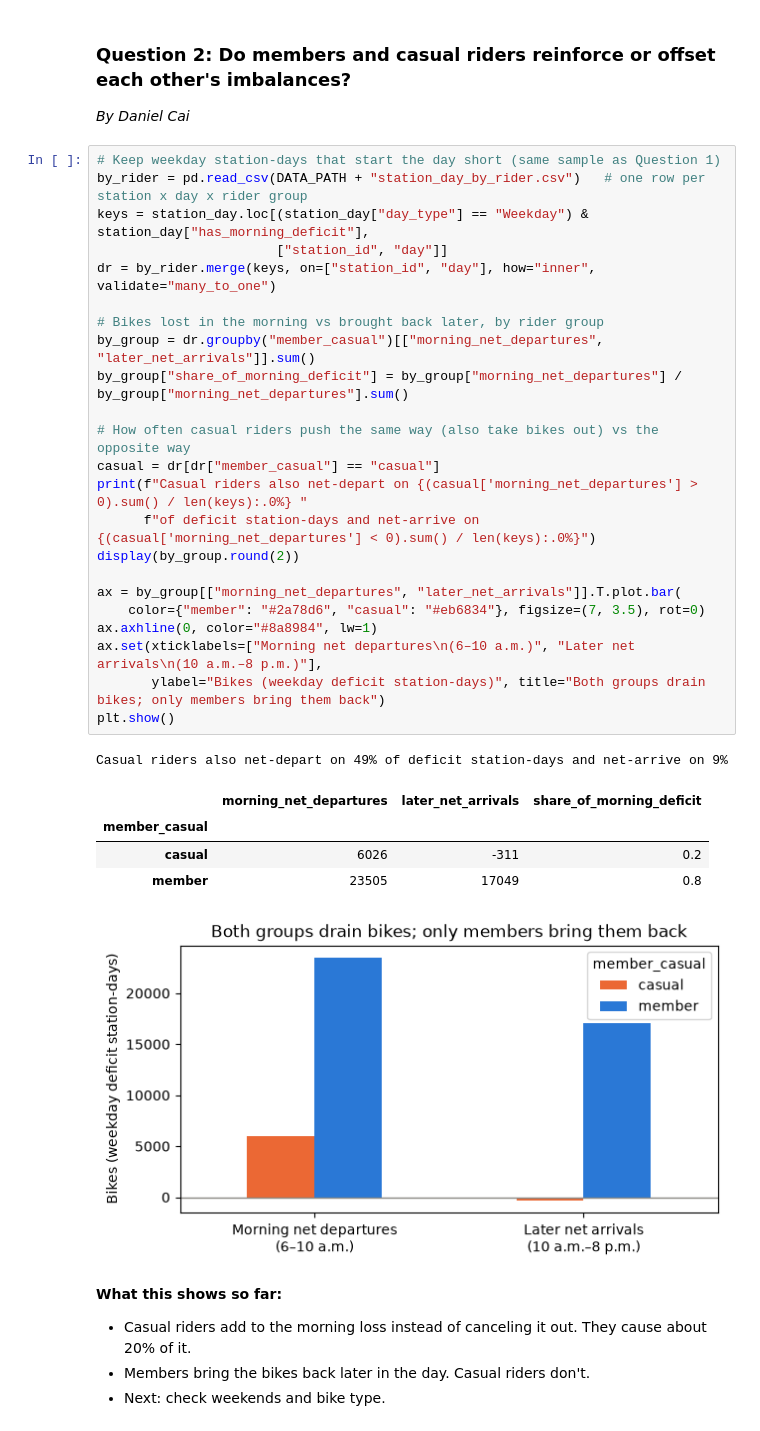
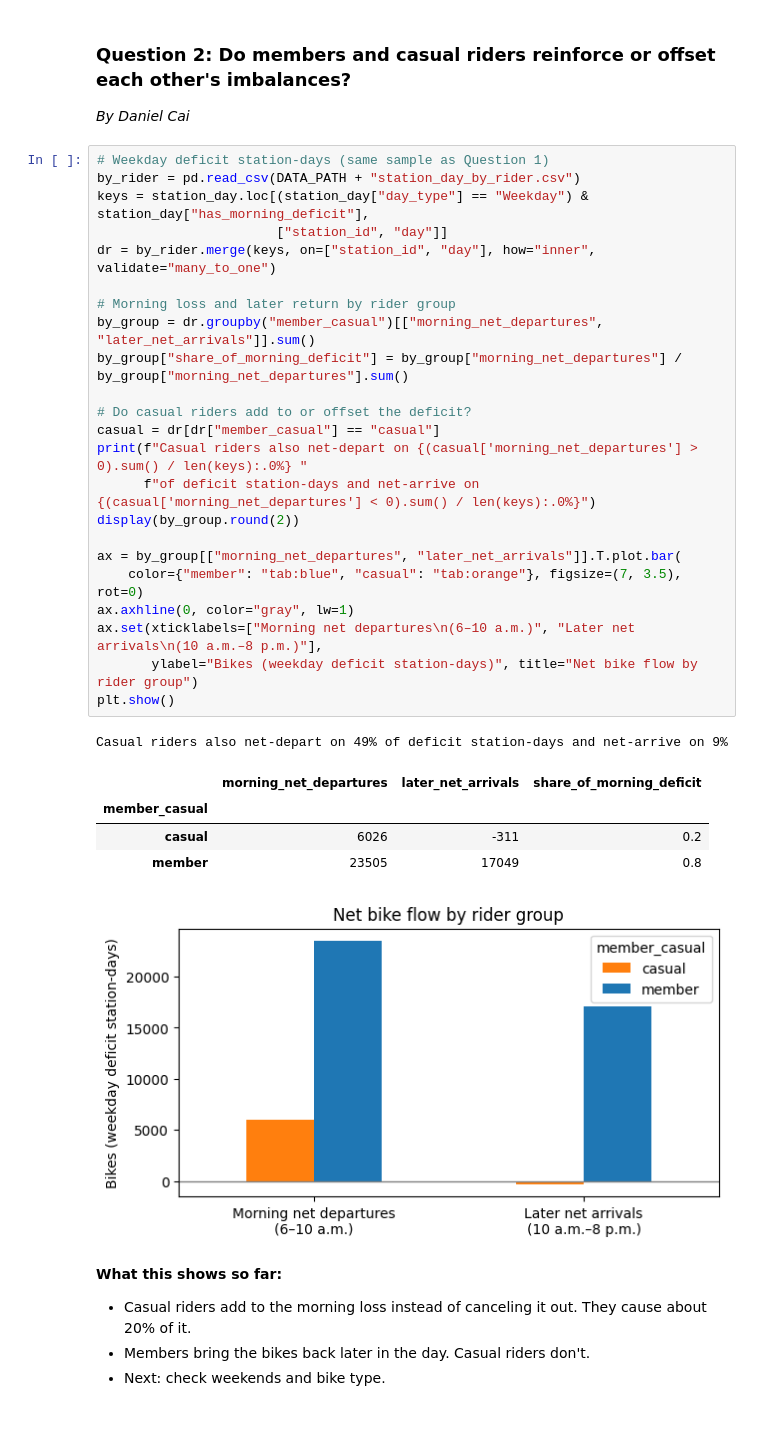
Before and after one commit to Danielchf2006/Divvy-riders-, a Jupyter notebook: checkin/project_checkin.ipynb, the cells around one changed output. Drawn from its saved outputs; the diff is of its cells as text.

```diff
--- a/checkin/project_checkin.ipynb
+++ b/checkin/project_checkin.ipynb
@@ -175,35 +173,35 @@ plt.show()
 ### Question 2: Do members and casual riders reinforce or offset each other's imbalances?
 *By Daniel Cai*
 # %%
-# Keep weekday station-days that start the day short (same sample as Question 1)
-by_rider = pd.read_csv(DATA_PATH + "station_day_by_rider.csv")   # one row per station x day x rider group
+# Weekday deficit station-days (same sample as Question 1)
+by_rider = pd.read_csv(DATA_PATH + "station_day_by_rider.csv")
 keys = station_day.loc[(station_day["day_type"] == "Weekday") & station_day["has_morning_deficit"],
                        ["station_id", "day"]]
 dr = by_rider.merge(keys, on=["station_id", "day"], how="inner", validate="many_to_one")
 
-# Bikes lost in the morning vs brought back later, by rider group
+# Morning loss and later return by rider group
 by_group = dr.groupby("member_casual")[["morning_net_departures", "later_net_arrivals"]].sum()
 by_group["share_of_morning_deficit"] = by_group["morning_net_departures"] / by_group["morning_net_departures"].sum()
 
-# How often casual riders push the same way (also take bikes out) vs the opposite way
+# Do casual riders add to or offset the deficit?
 casual = dr[dr["member_casual"] == "casual"]
 print(f"Casual riders also net-depart on {(casual['morning_net_departures'] > 0).sum() / len(keys):.0%} "
       f"of deficit station-days and net-arrive on {(casual['morning_net_departures'] < 0).sum() / len(keys):.0%}")
 display(by_group.round(2))
 
 ax = by_group[["morning_net_departures", "later_net_arrivals"]].T.plot.bar(
-    color={"member": "#2a78d6", "casual": "#eb6834"}, figsize=(7, 3.5), rot=0)
-ax.axhline(0, color="#8a8984", lw=1)
+    color={"member": "tab:blue", "casual": "tab:orange"}, figsize=(7, 3.5), rot=0)
+ax.axhline(0, color="gray", lw=1)
 ax.set(xticklabels=["Morning net departures\n(6–10 a.m.)", "Later net arrivals\n(10 a.m.–8 p.m.)"],
-       ylabel="Bikes (weekday deficit station-days)", title="Both groups drain bikes; only members bring them back")
+       ylabel="Bikes (weekday deficit station-days)", title="Net bike flow by rider group")
 plt.show()
 # %% [output]
 Casual riders also net-depart on 49% of deficit station-days and net-arrive on 9%
 |  | morning_net_departures | later_net_arrivals | share_of_morning_deficit |
 | member_casual |  |  |  |
 | casual | 6026 | -311 | 0.2 |
 | member | 23505 | 17049 | 0.8 |
-[figure, old version]
+[figure, new version]
 # %% [markdown]
 **What this shows so far:**
 
```
Also changed, not shown: parts of 15 cells of this notebook.
